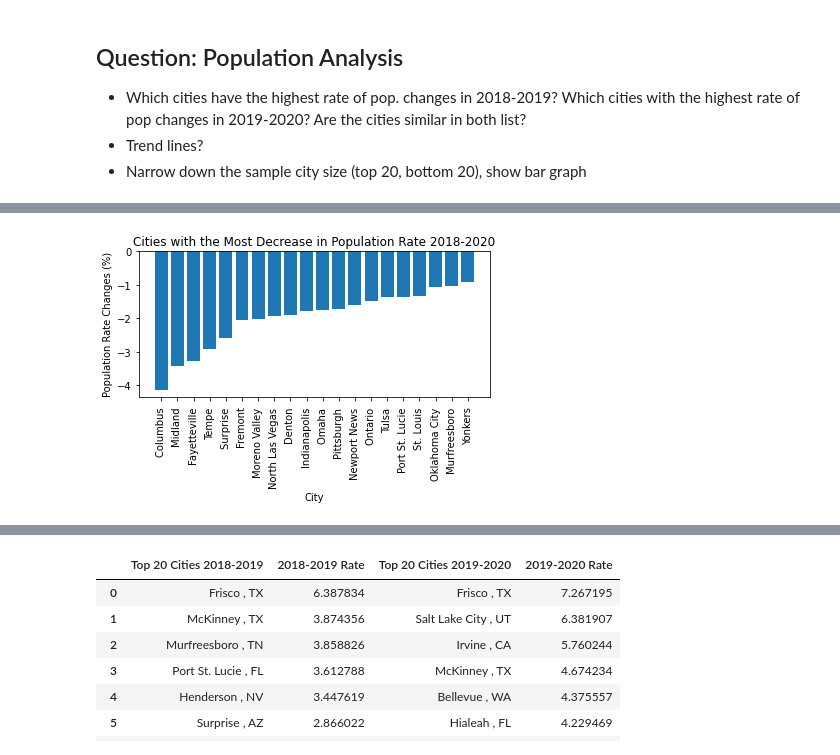
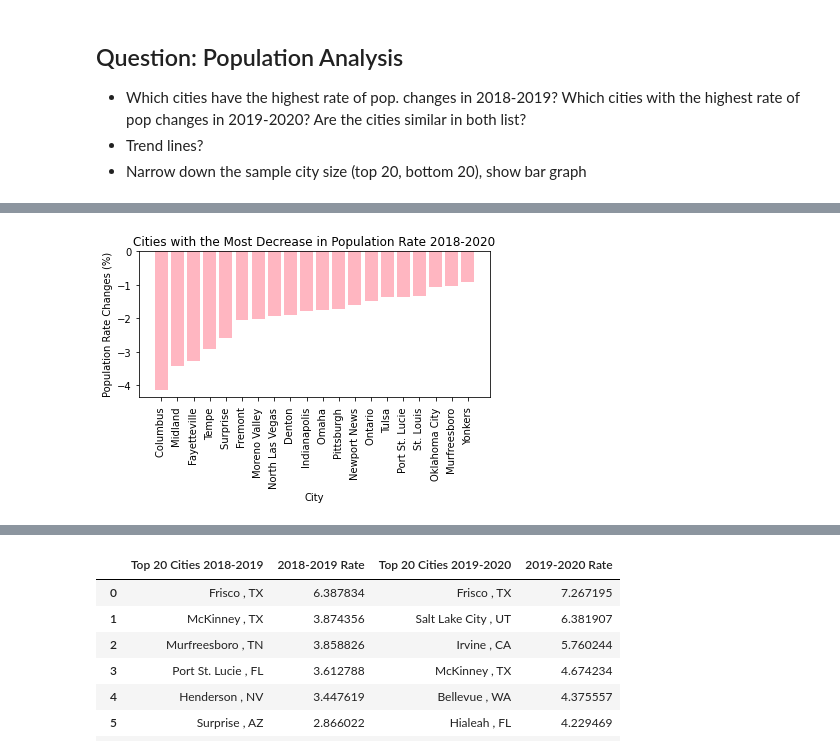
Before and after one commit to stellakk75/HousingMarketCOVID-19Project, a Jupyter notebook: PopRelated/Q1_populationanalysis.ipynb, the cells around one changed output, grey strips where cells are left out. Cells and saved outputs as stored; diff of their text form; code cells hidden in the pictures.

```diff
--- a/PopRelated/Q1_populationanalysis.ipynb
+++ b/PopRelated/Q1_populationanalysis.ipynb
@@ -115,15 +168,14 @@ plt.show()
 # %%
 pop2 = least_rate_change["Diff in Pop Rate 2018-2020"]
 x_axis = np.arange(least_rate_change["City"].nunique())
-plt.bar(x_axis,pop2)
+plt.bar(x_axis,pop2, color="lightpink")
 tick_locations = [value for value in x_axis]
 plt.xticks(tick_locations, list(least_rate_change["City"]), rotation='vertical')
 plt.title("Cities with the Most Decrease in Population Rate 2018-2020")
 plt.xlabel("City")
 plt.ylabel("Population Rate Changes (%)")
 plt.tight_layout()
 plt.savefig('../Output/Cities with the Most Decrease in Population Rate 2018-2020.png')
 plt.show()
-#Are people moving out of these cities?
 # %% [output]
-[figure, old version]
+[figure, new version]
```
Also changed, not shown: parts of 10 cells of this notebook, 11 other files.
